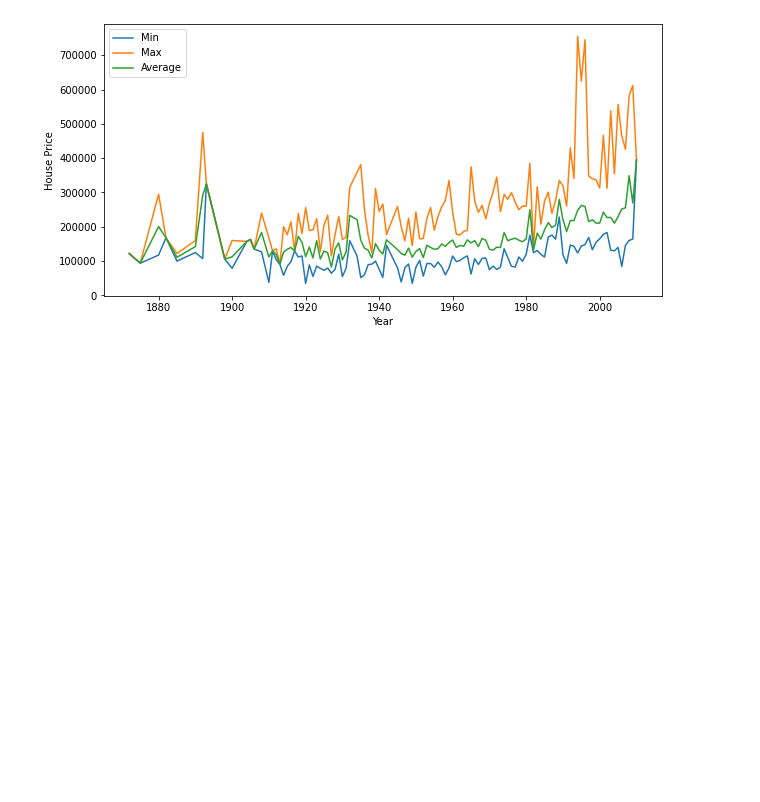
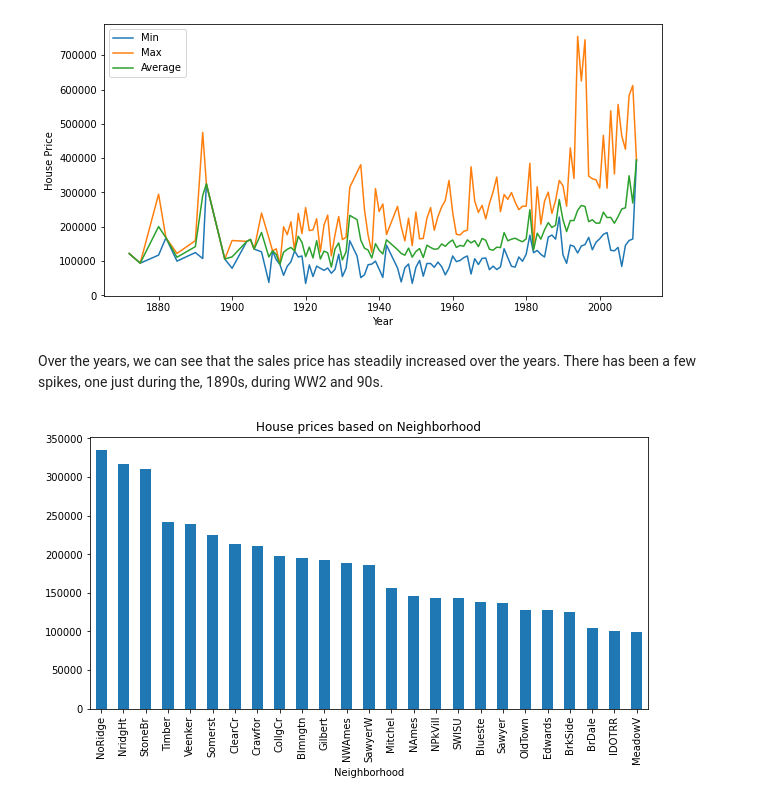
Before and after one commit to Ryan95Z/ml-house-prices, a Jupyter notebook: notebooks/House Prices - EDA.ipynb, the cells around one changed output. Cells and saved outputs as stored; diff of their text form; code cells hidden in the pictures; blank space fills up the shorter version.

```diff
--- a/notebooks/House Prices - EDA.ipynb
+++ b/notebooks/House Prices - EDA.ipynb
@@ -481,3 +462,11 @@ plt.ylabel('House Price')
 plt.show()
 # %% [output]
 [figure]
+# %% [markdown]
+Over the years, we can see that the sales price has steadily increased over the years. There has been a few spikes, one just during the, 1890s, during WW2 and 90s.
+# %%
+ax = data.groupby('Neighborhood')['SalePrice'].mean().sort_values()[::-1].plot(kind='bar', figsize=(10, 5))
+ax.set_title('House prices based on Neighborhood')
+plt.show()
+# %% [output]
+[figure, added]
```
Also changed, not shown: parts of 20 cells of this notebook.
